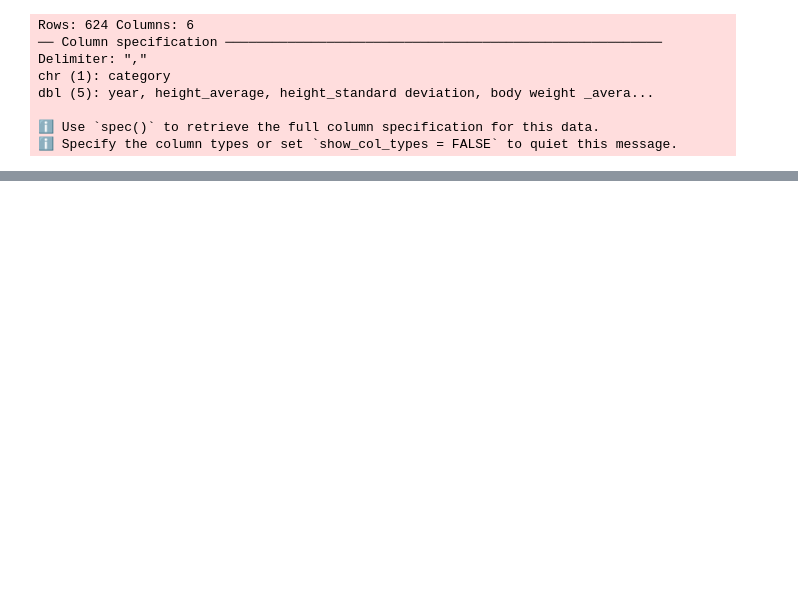
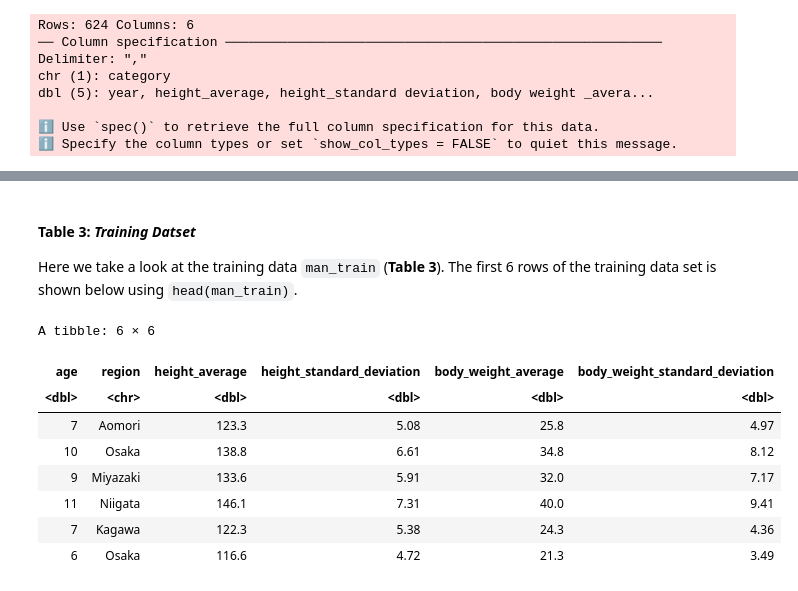
Before and after one commit to Ekenny02/dsci-100-project, a Jupyter notebook: Project_report.ipynb, the cells around one changed output, grey strips where cells are left out. Saved outputs shown, nothing was run; the diff lists cells and outputs as text; code cells hidden in the pictures; blank space fills up the shorter version.

```diff
--- a/Project_report.ipynb
+++ b/Project_report.ipynb
@@ -76,0 +115,16 @@ From the original data set table above, we noticed a few **problems**, which we
+# %% [markdown]
+#### Table 3: *Training Datset*
+Here we take a look at the training data `man_train` (**Table 3**).
+The first 6 rows of the training data set is shown below using `head(man_train)`.
+# %%
+head(man_train)
+# %% [output]
+A tibble: 6 × 6
+| age | region | height_average | height_standard_deviation | body_weight_average | body_weight_standard_deviation |
+| <dbl> | <chr> | <dbl> | <dbl> | <dbl> | <dbl> |
+| 7 | Aomori | 123.3 | 5.08 | 25.8 | 4.97 |
+| 10 | Osaka | 138.8 | 6.61 | 34.8 | 8.12 |
+| 9 | Miyazaki | 133.6 | 5.91 | 32.0 | 7.17 |
+| 11 | Niigata | 146.1 | 7.31 | 40.0 | 9.41 |
+| 7 | Kagawa | 122.3 | 5.38 | 24.3 | 4.36 |
+| 6 | Osaka | 116.6 | 4.72 | 21.3 | 3.49 |
```
Also changed, not shown: parts of 19 cells of this notebook.
